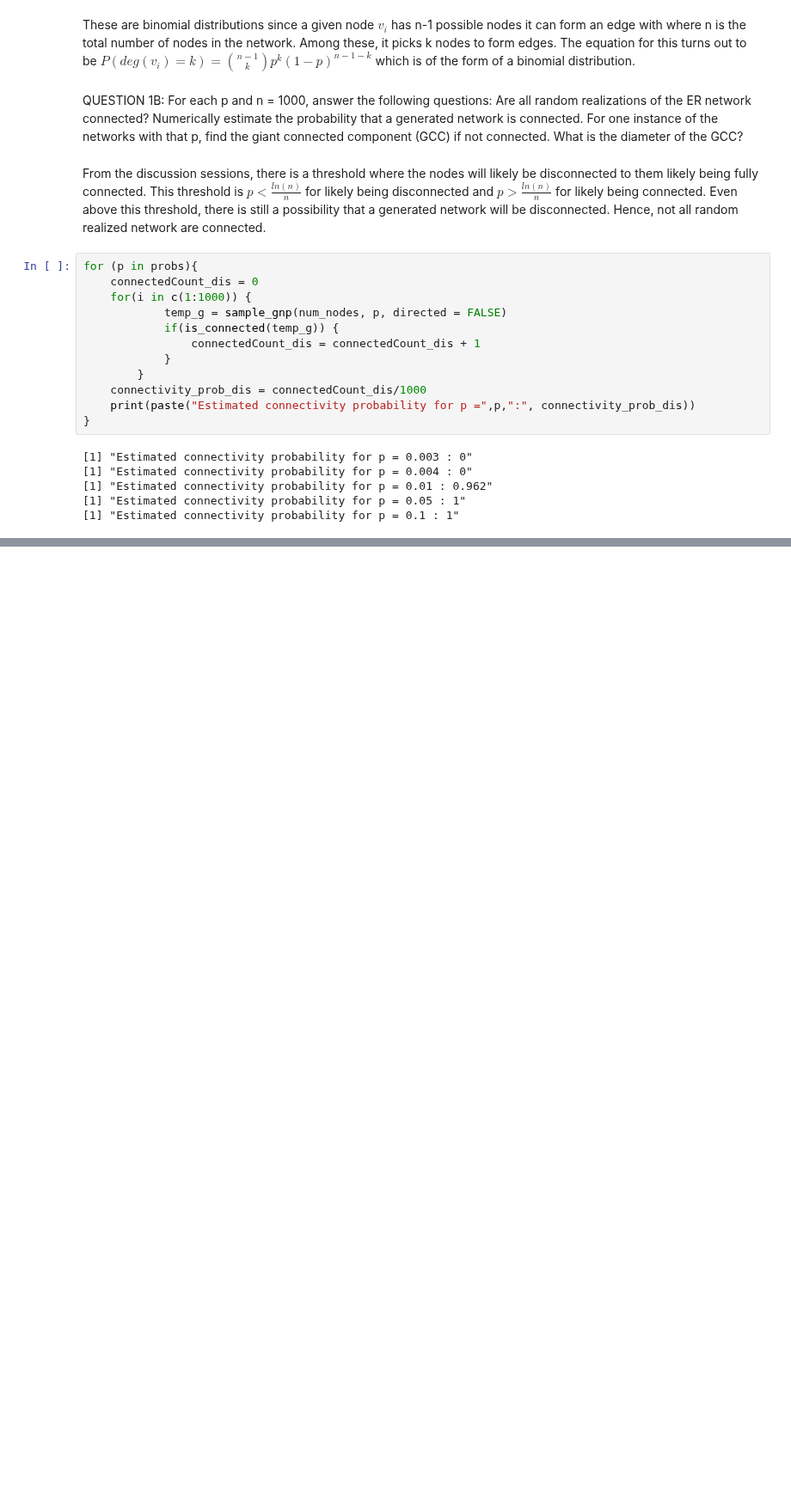
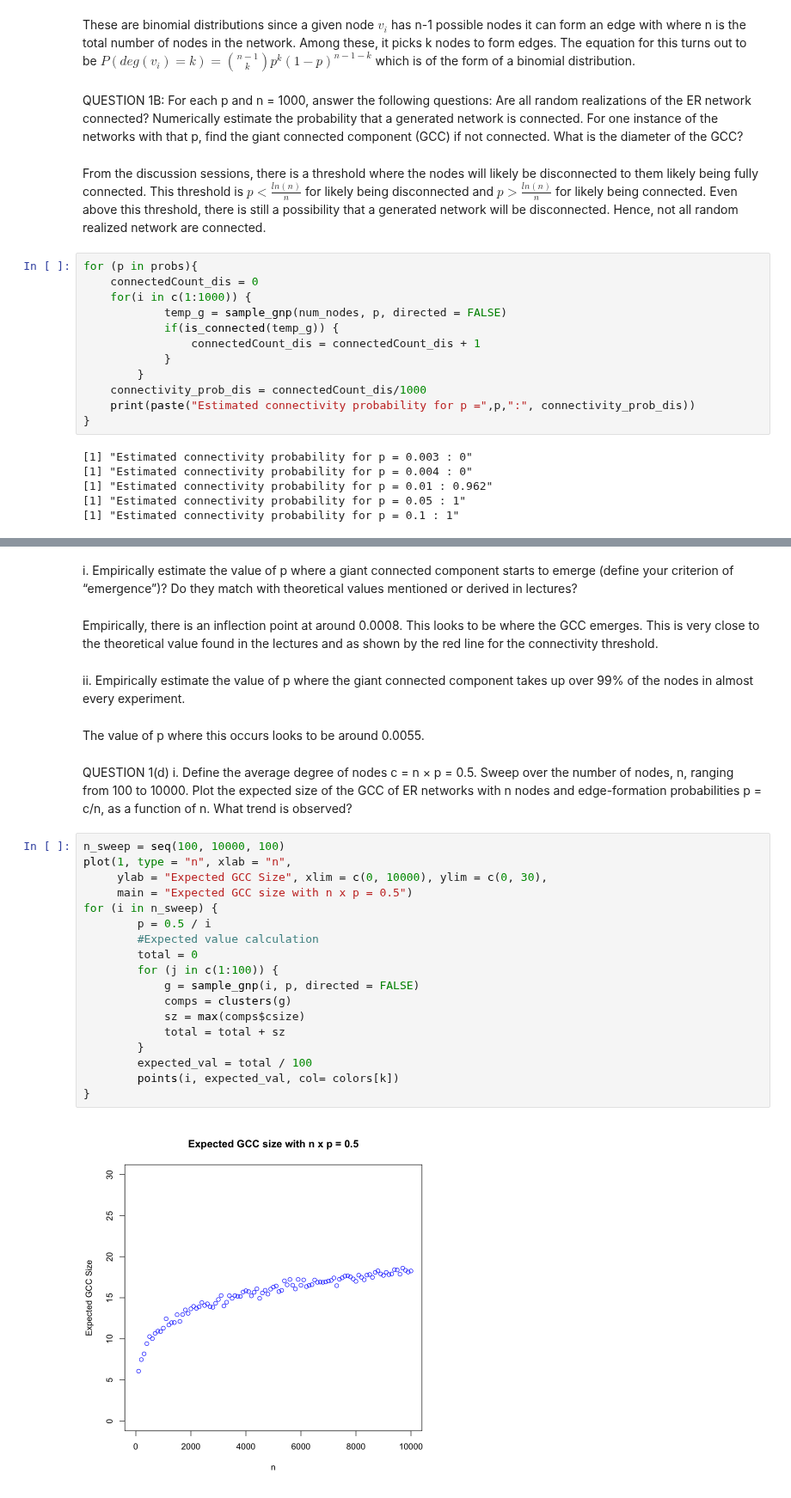
Before and after one commit to morgworth/ece232_team, a Jupyter notebook: Project 1/Morgan Project1.ipynb, the cells around one changed output, grey strips where cells are left out. Shown at 86% size. Saved outputs shown, nothing was run; the diff lists cells and outputs as text; blank space fills up the shorter version.

```diff
--- a/Project 1/Morgan Project1.ipynb
+++ b/Project 1/Morgan Project1.ipynb
@@ -106,0 +156,36 @@ for (p in probs){
+# %% [markdown]
+i. Empirically estimate the value of p where a giant connected component starts to
+emerge (define your criterion of “emergence”)? Do they match with theoretical
+values mentioned or derived in lectures?
+# %% [markdown]
+Empirically, there is an inflection point at around 0.0008. This looks to be where the GCC emerges. This is very close to the theoretical value found in the lectures and as shown by the red line for the connectivity threshold.
+# %% [markdown]
+ii. Empirically estimate the value of p where the giant connected component takes
+up over 99% of the nodes in almost every experiment.
+# %% [markdown]
+The value of p where this occurs looks to be around 0.0055.
+# %% [markdown]
+QUESTION 1(d) i. Define the average degree of nodes c = n × p = 0.5. Sweep over the number of
+nodes, n, ranging from 100 to 10000. Plot the expected size of the GCC of ER
+networks with n nodes and edge-formation probabilities p = c/n, as a function
+of n. What trend is observed?
+# %%
+n_sweep = seq(100, 10000, 100)
+plot(1, type = "n", xlab = "n",
+     ylab = "Expected GCC Size", xlim = c(0, 10000), ylim = c(0, 30),
+     main = "Expected GCC size with n x p = 0.5")
+for (i in n_sweep) {
+        p = 0.5 / i
+        #Expected value calculation
+        total = 0
+        for (j in c(1:100)) {
+            g = sample_gnp(i, p, directed = FALSE)
+            comps = clusters(g)
+            sz = max(comps$csize)
+            total = total + sz
+        }
+        expected_val = total / 100
+        points(i, expected_val, col= colors[k])
+}
+# %% [output]
+[figure, added]
```
Also changed, not shown: parts of 13 cells of this notebook.
